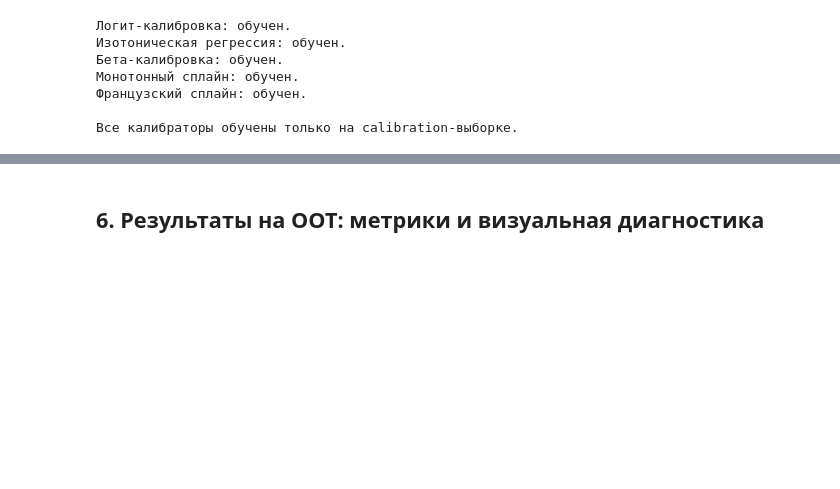
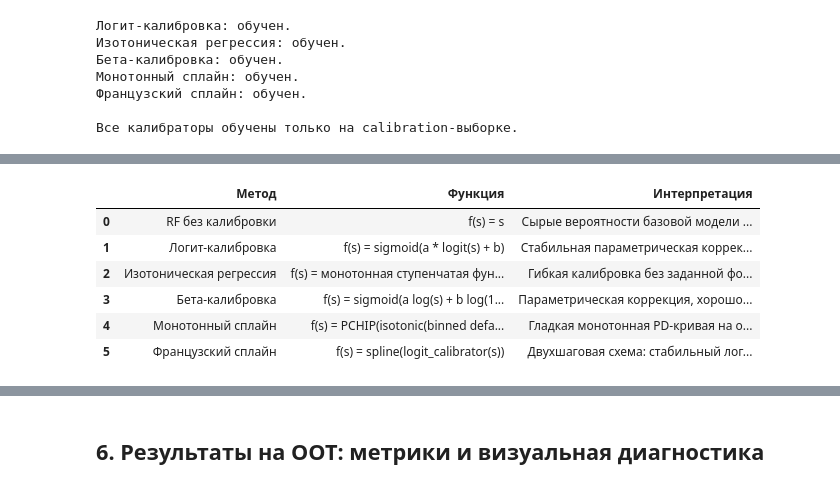
Before and after one commit to ddudenko275-boop/ColebrationTedo, a Jupyter notebook: notebooks/pd_calibration.ipynb, the cells around one changed output, grey strips where cells are left out. Saved outputs shown, nothing was run; the diff lists cells and outputs as text; code cells hidden in the pictures; blank space fills up the shorter version.

```diff
--- a/notebooks/pd_calibration.ipynb
+++ b/notebooks/pd_calibration.ipynb
@@ -264,0 +275,43 @@ print("\nВсе калибраторы обучены только на calibrat
+# %%
+calibration_function_table = pd.DataFrame([
+    {
+        "Метод": "RF без калибровки",
+        "Функция": "f(s) = s",
+        "Интерпретация": "Сырые вероятности базовой модели без постобработки.",
+    },
+    {
+        "Метод": "Логит-калибровка",
+        "Функция": "f(s) = sigmoid(a * logit(s) + b)",
+        "Интерпретация": "Стабильная параметрическая коррекция уровня и масштаба PD.",
+    },
+    {
+        "Метод": "Изотоническая регрессия",
+        "Функция": "f(s) = монотонная ступенчатая функция",
+        "Интерпретация": "Гибкая калибровка без заданной формы, но возможны ступени и ties.",
+    },
+    {
+        "Метод": "Бета-калибровка",
+        "Функция": "f(s) = sigmoid(a log(s) + b log(1-s) + c)",
+        "Интерпретация": "Параметрическая коррекция, хорошо подходит для skewed probability scores.",
+    },
+    {
+        "Метод": "Монотонный сплайн",
+        "Функция": "f(s) = PCHIP(isotonic(binned default rates))",
+        "Интерпретация": "Гладкая монотонная PD-кривая на основе бинов калибровочной выборки.",
+    },
+    {
+        "Метод": "Французский сплайн",
+        "Функция": "f(s) = spline(logit_calibrator(s))",
+        "Интерпретация": "Двухшаговая схема: стабильный логит + гладкая монотонная коррекция.",
+    },
+])
+
+display(calibration_function_table)
+# %% [output]
+|  | Метод | Функция | Интерпретация |
+| 0 | RF без калибровки | f(s) = s | Сырые вероятности базовой модели ... |
+| 1 | Логит-калибровка | f(s) = sigmoid(a * logit(s) + b) | Стабильная параметрическая коррек... |
+| 2 | Изотоническая регрессия | f(s) = монотонная ступенчатая фун... | Гибкая калибровка без заданной фо... |
+| 3 | Бета-калибровка | f(s) = sigmoid(a log(s) + b log(1... | Параметрическая коррекция, хорошо... |
+| 4 | Монотонный сплайн | f(s) = PCHIP(isotonic(binned defa... | Гладкая монотонная PD-кривая на о... |
+| 5 | Французский сплайн | f(s) = spline(logit_calibrator(s)) | Двухшаговая схема: стабильный лог... |
```
Also changed, not shown: parts of 10 cells of this notebook, 1 other file.
